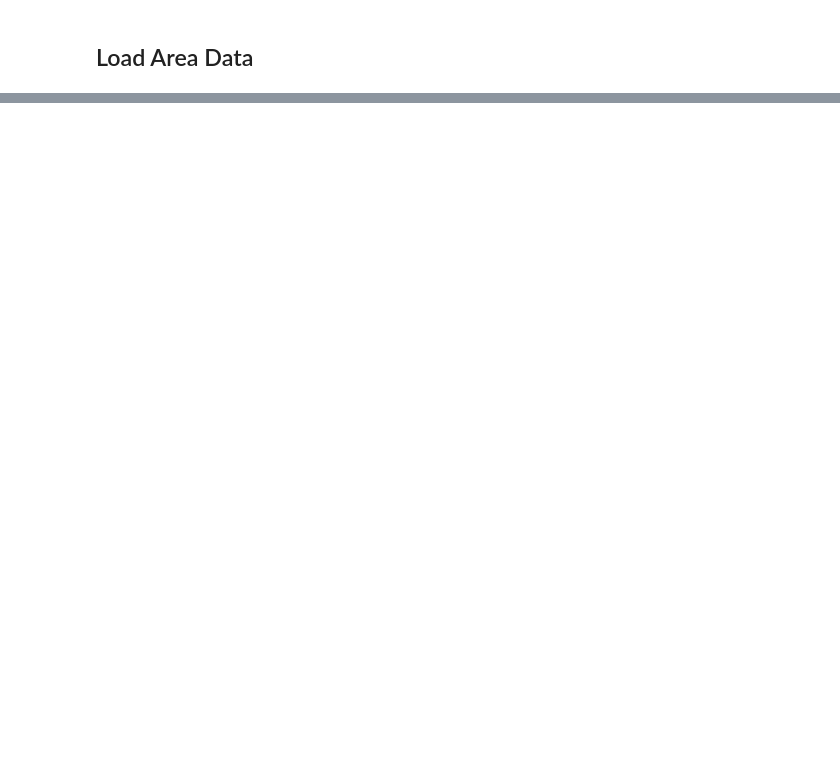
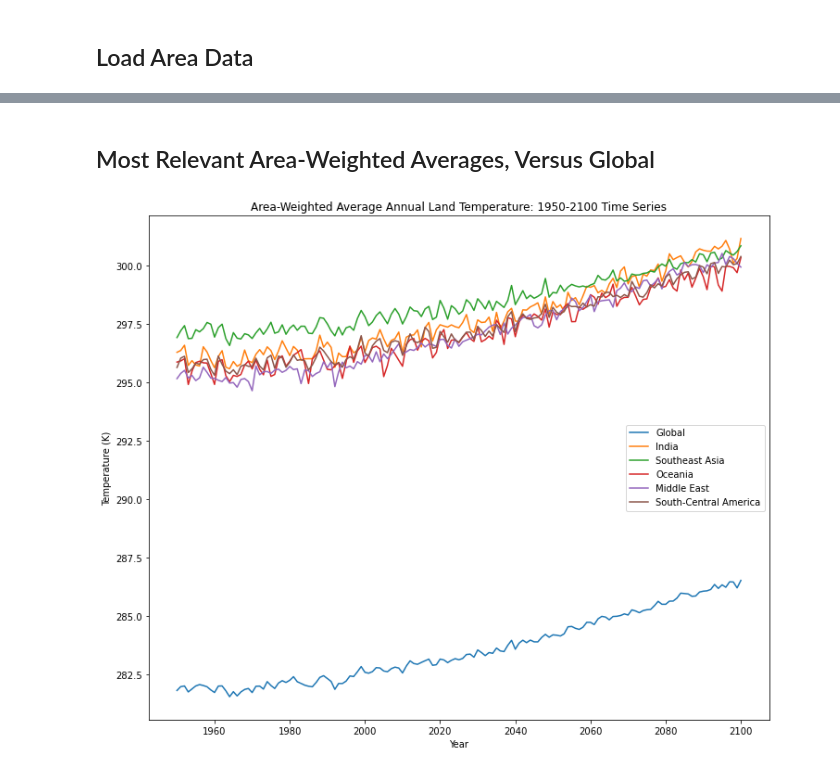
Before and after one commit to KYan19/pei, a Jupyter notebook: notebooks/2.2_RegionalSeries.ipynb, the cells around one changed output, grey strips where cells are left out. Cells and saved outputs as stored; diff of their text form; code cells hidden in the pictures; blank space fills up the shorter version.

```diff
--- a/notebooks/2.2_RegionalSeries.ipynb
+++ b/notebooks/2.2_RegionalSeries.ipynb
@@ -22,3 +39,9 @@ mean_annual = mf.annual_average(data,'t_ref')
+# %%
+# Load average temperature data
+mean_annual = xr.open_dataset('../data/processed/t_ref.rcp85.ens3mean.1950_2100.nc')['t_ref']
+
+# Load max temperature data
+mean_annual_max = xr.open_dataset('../data/processed/t_ref_max.rcp85.ens3mean.1950_2100.nc')['t_ref_max']
 # %% [markdown]
 ## Load Area Data
 # %%
@@ -28,0 +91,25 @@ land_area = xr.open_dataset(path_area)['land_area']
+# %% [markdown]
+## Most Relevant Area-Weighted Averages, Versus Global
+# %%
+# Create figure, axes
+fig, ax = plt.subplots(figsize=(12,10))
+
+# Calculate area-weighted averages
+regions = ['Global','India','Southeast Asia','Oceania','Middle East','South-Central America']
+
+# Plot regions
+for region in regions:
+    # Calculate area-weighted average temperature
+    regional_mean = mf.area_weighted(mean_annual,land_area,region)
+
+    # Plot area-weighted average
+    regional_mean.plot(ax=ax)
+
+# Set title + legend and save figure
+ax.set_title('Area-Weighted Average Annual Land Temperature: 1950-2100 Time Series')
+ax.legend(regions,loc='center right')
+ax.set_xlabel('Year')
+ax.set_ylabel('Temperature (K)')
+fig.savefig('regional_ts.png')
+# %% [output]
+[figure, added]
```
Also changed, not shown: parts of 24 cells of this notebook, 3 other files.
